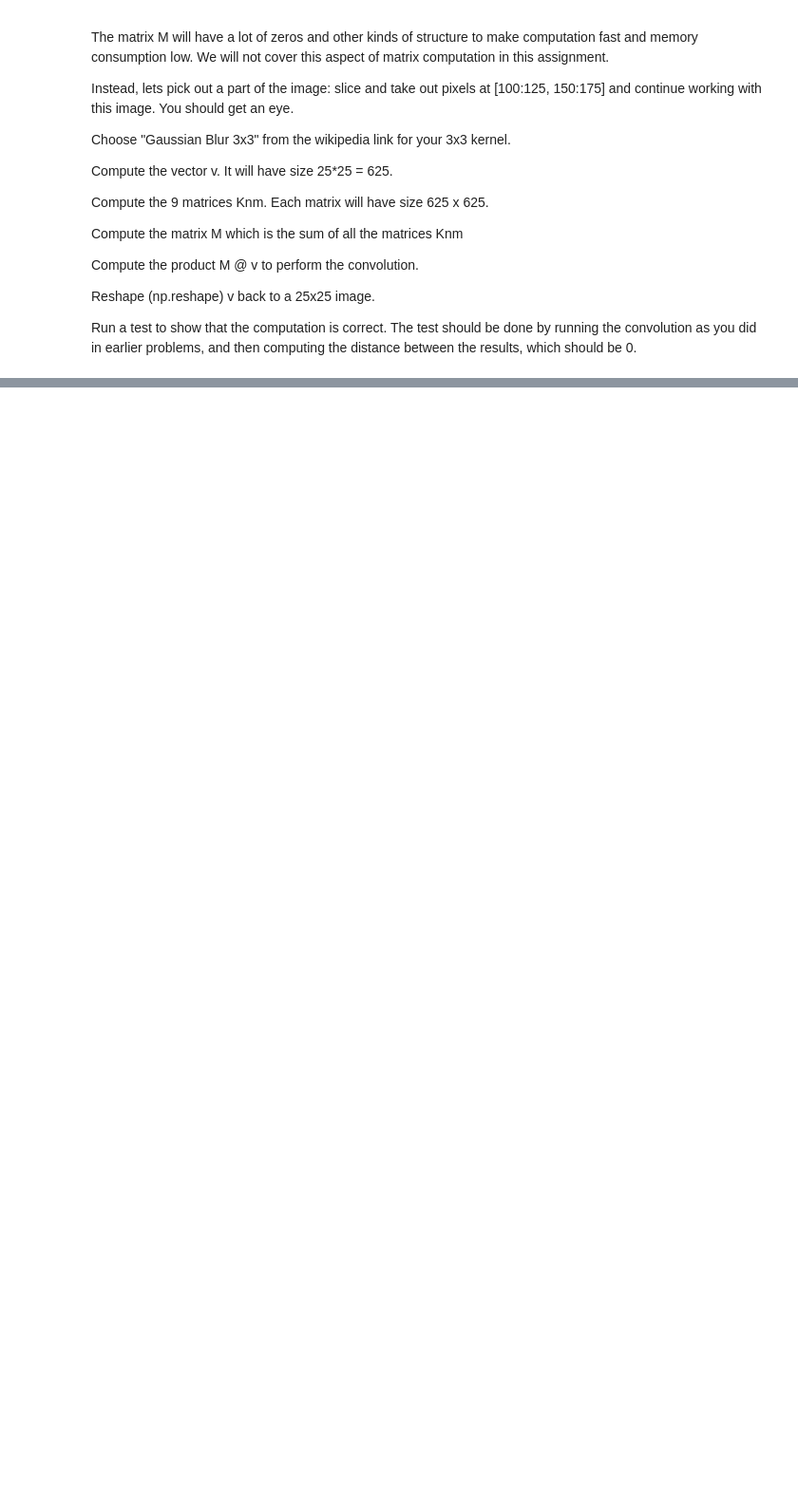
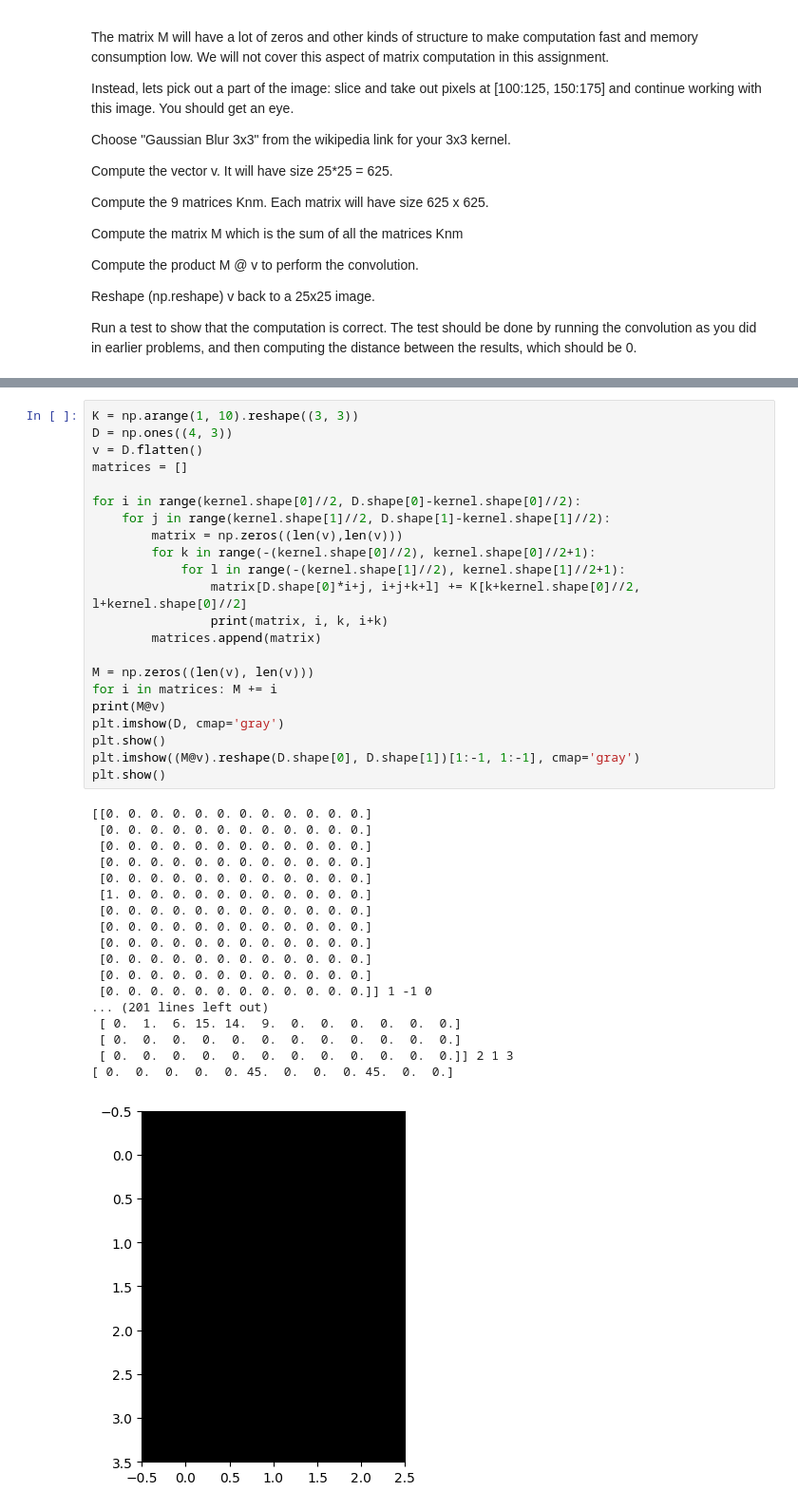
Before and after one commit to Gjermundhp02/BMA1020, a Jupyter notebook: Assignment 6/cat.ipynb, the cells around one changed output, grey strips where cells are left out. Shown at 95% size. Drawn from its saved outputs; the diff is of its cells as text; blank space fills up the shorter version.

```diff
--- a/Assignment 6/cat.ipynb
+++ b/Assignment 6/cat.ipynb
@@ -323,0 +408,41 @@ Run a test to show that the computation is correct. The test should be done by r
+# %%
+K = np.arange(1, 10).reshape((3, 3))
+D = np.ones((4, 3))
+v = D.flatten()
+matrices = []
+
+for i in range(kernel.shape[0]//2, D.shape[0]-kernel.shape[0]//2):
+    for j in range(kernel.shape[1]//2, D.shape[1]-kernel.shape[1]//2):
+        matrix = np.zeros((len(v),len(v)))
+        for k in range(-(kernel.shape[0]//2), kernel.shape[0]//2+1):
+            for l in range(-(kernel.shape[1]//2), kernel.shape[1]//2+1):
+                matrix[D.shape[0]*i+j, i+j+k+l] += K[k+kernel.shape[0]//2, l+kernel.shape[0]//2]
+                print(matrix, i, k, i+k)
+        matrices.append(matrix)
+
+M = np.zeros((len(v), len(v)))
+for i in matrices: M += i
+print(M@v)
+plt.imshow(D, cmap='gray')
+plt.show()
+plt.imshow((M@v).reshape(D.shape[0], D.shape[1])[1:-1, 1:-1], cmap='gray')
+plt.show()
+# %% [output]
+[[0. 0. 0. 0. 0. 0. 0. 0. 0. 0. 0. 0.]
+ [0. 0. 0. 0. 0. 0. 0. 0. 0. 0. 0. 0.]
+ [0. 0. 0. 0. 0. 0. 0. 0. 0. 0. 0. 0.]
+ [0. 0. 0. 0. 0. 0. 0. 0. 0. 0. 0. 0.]
+ [0. 0. 0. 0. 0. 0. 0. 0. 0. 0. 0. 0.]
+ [1. 0. 0. 0. 0. 0. 0. 0. 0. 0. 0. 0.]
+ [0. 0. 0. 0. 0. 0. 0. 0. 0. 0. 0. 0.]
+ [0. 0. 0. 0. 0. 0. 0. 0. 0. 0. 0. 0.]
+ [0. 0. 0. 0. 0. 0. 0. 0. 0. 0. 0. 0.]
+ [0. 0. 0. 0. 0. 0. 0. 0. 0. 0. 0. 0.]
+ [0. 0. 0. 0. 0. 0. 0. 0. 0. 0. 0. 0.]
+ [0. 0. 0. 0. 0. 0. 0. 0. 0. 0. 0. 0.]] 1 -1 0
+... (201 lines left out)
+ [ 0.  1.  6. 15. 14.  9.  0.  0.  0.  0.  0.  0.]
+ [ 0.  0.  0.  0.  0.  0.  0.  0.  0.  0.  0.  0.]
+ [ 0.  0.  0.  0.  0.  0.  0.  0.  0.  0.  0.  0.]] 2 1 3
+[ 0.  0.  0.  0.  0. 45.  0.  0.  0. 45.  0.  0.]
+[figure, added]
```
Also changed, not shown: parts of 7 cells of this notebook, 2 other files.
